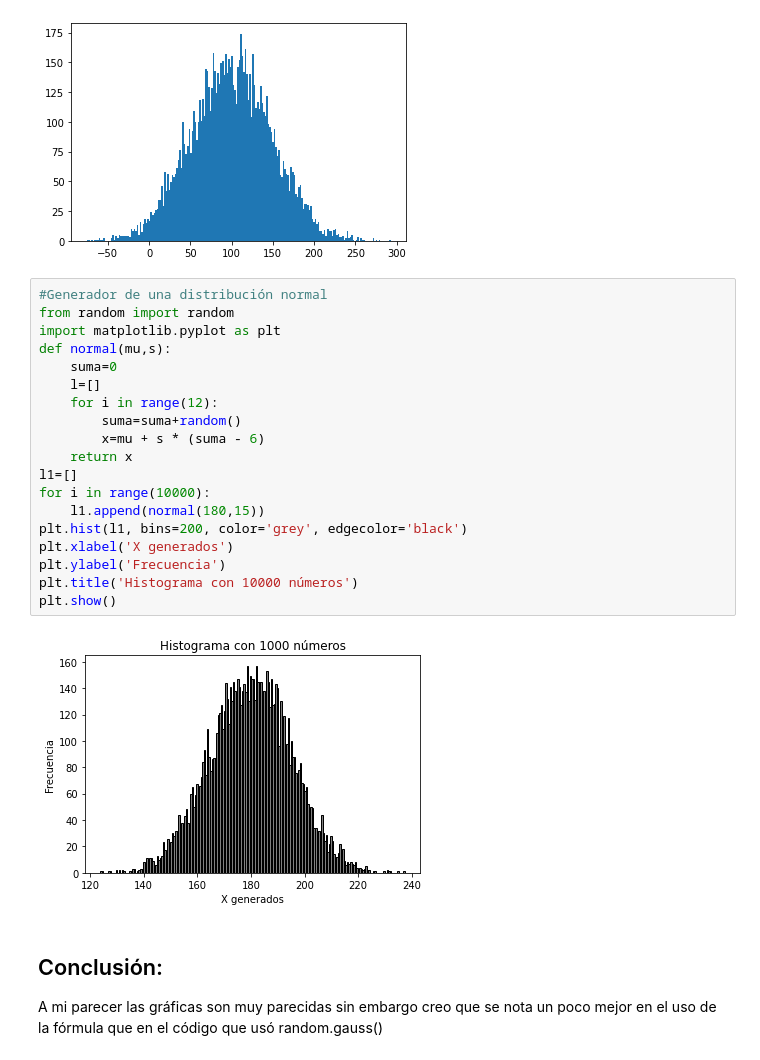
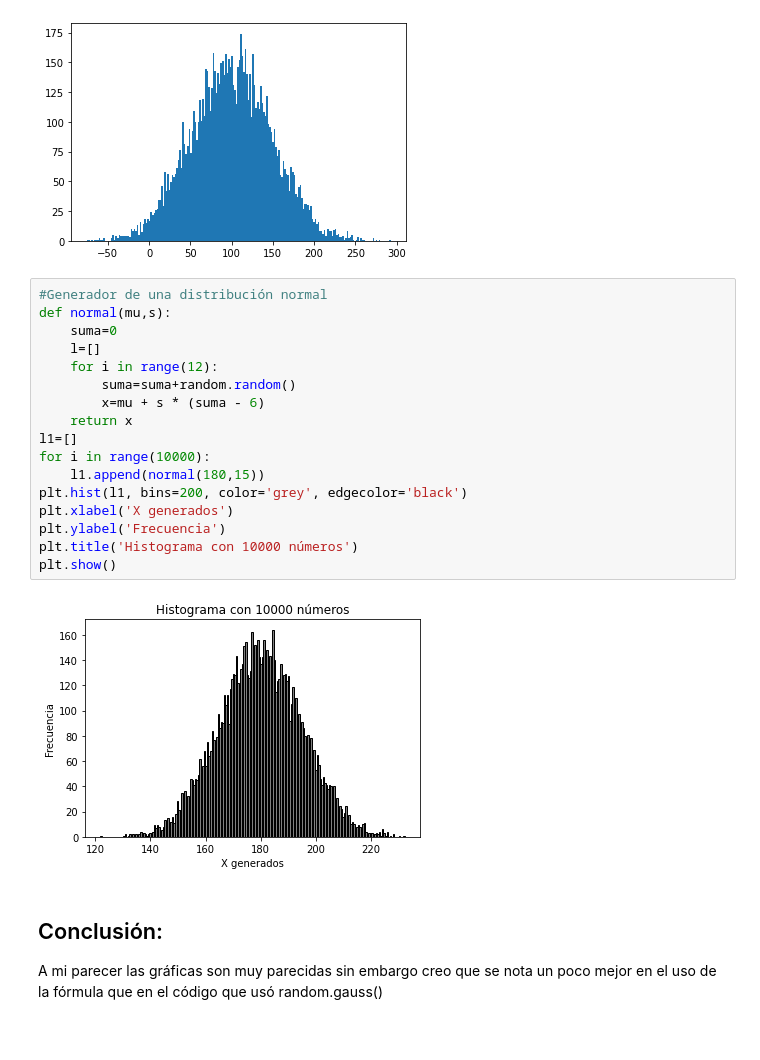
Before and after one commit to JavisG300/Simulacion-II, a Jupyter notebook: mas_numeros_aleatorios.ipynb, the cells around one changed output. Cells and saved outputs as stored; diff of their text form.

```diff
--- a/mas_numeros_aleatorios.ipynb
+++ b/mas_numeros_aleatorios.ipynb
@@ -186,25 +186,23 @@ plt.show()
 [figure]
 # %%
 #Generador de una distribución normal
-from random import random
-import matplotlib.pyplot as plt
 def normal(mu,s):
     suma=0
     l=[]
     for i in range(12):
-        suma=suma+random()
+        suma=suma+random.random()
         x=mu + s * (suma - 6)
     return x
 l1=[]
 for i in range(10000):
     l1.append(normal(180,15))
 plt.hist(l1, bins=200, color='grey', edgecolor='black')
 plt.xlabel('X generados')
 plt.ylabel('Frecuencia')
 plt.title('Histograma con 10000 números')
 plt.show()
 # %% [output]
-[figure, old version]
+[figure, new version]
 # %% [markdown]
 ## Conclusión:
 A mi parecer las gráficas son muy parecidas sin embargo creo que se nota un poco mejor en el uso de la fórmula que en el código que usó random.gauss()
```
Also changed, not shown: parts of 9 cells of this notebook.
